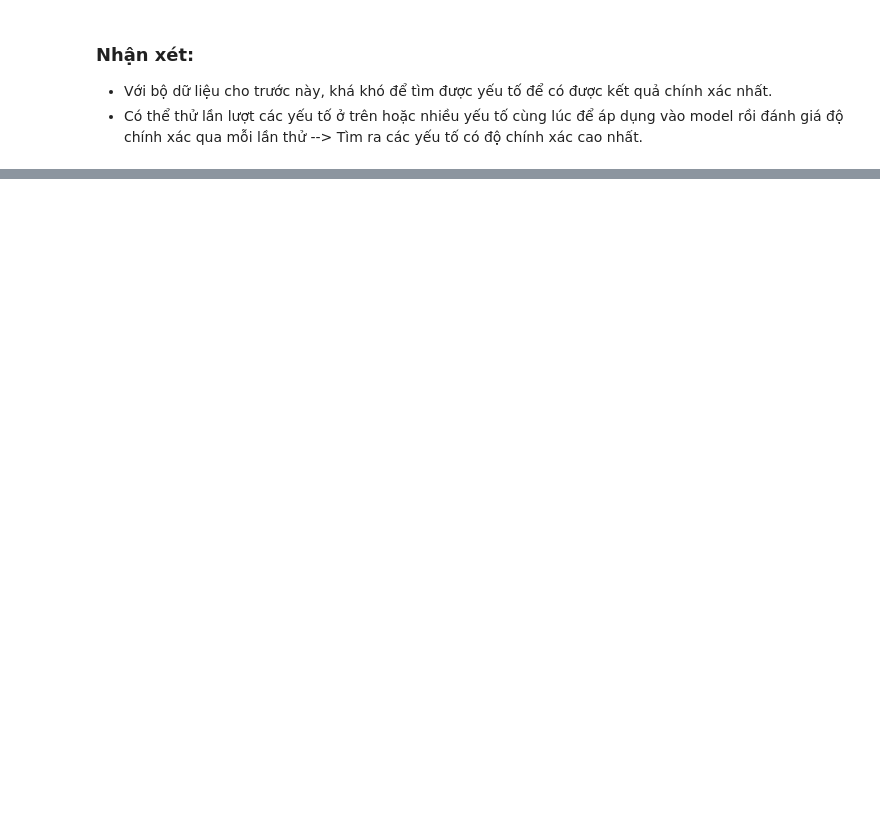
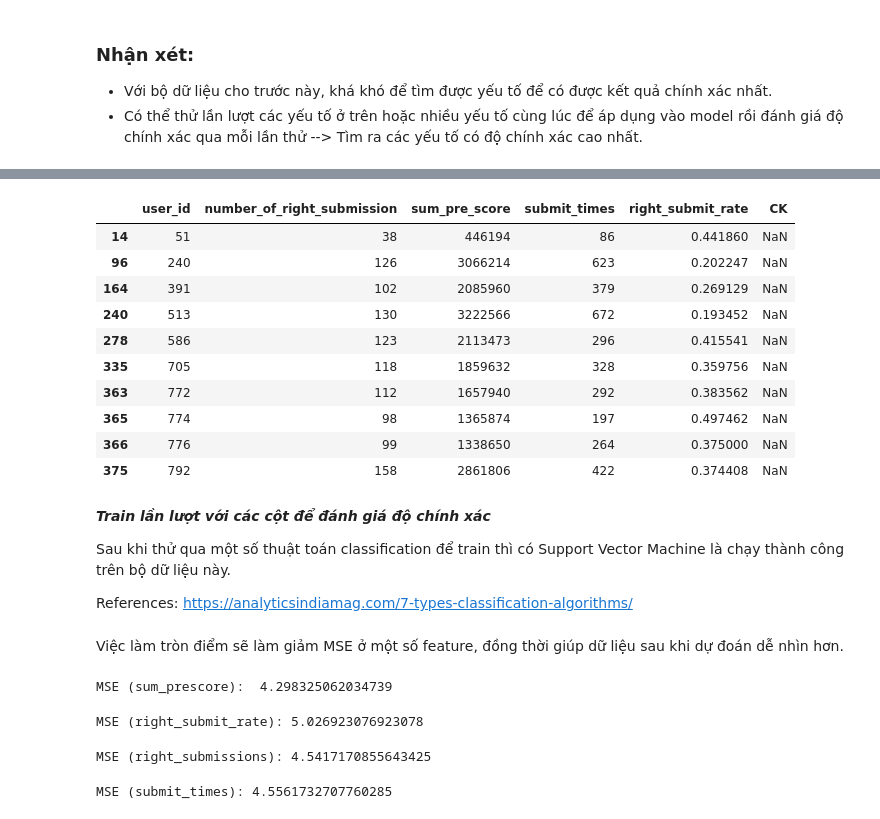
Before and after one commit to lvtp2705/CS114.L21.KHCL-1, a Jupyter notebook: Predict_Final_Score.ipynb, the cells around one changed output, grey strips where cells are left out. Cells and saved outputs as stored; diff of their text form; code cells hidden in the pictures; blank space fills up the shorter version.

```diff
--- a/Predict_Final_Score.ipynb
+++ b/Predict_Final_Score.ipynb
@@ -217,0 +240,20 @@ Từ scatter plot ta thấy:
+# %%
+predict_data.head(10)
+# %% [output]
+|  | user_id | number_of_right_submission | sum_pre_score | submit_times | right_submit_rate | CK |
+| 14 | 51 | 38 | 446194 | 86 | 0.441860 | NaN |
+| 96 | 240 | 126 | 3066214 | 623 | 0.202247 | NaN |
+| 164 | 391 | 102 | 2085960 | 379 | 0.269129 | NaN |
+| 240 | 513 | 130 | 3222566 | 672 | 0.193452 | NaN |
+| 278 | 586 | 123 | 2113473 | 296 | 0.415541 | NaN |
+| 335 | 705 | 118 | 1859632 | 328 | 0.359756 | NaN |
+| 363 | 772 | 112 | 1657940 | 292 | 0.383562 | NaN |
+| 365 | 774 | 98 | 1365874 | 197 | 0.497462 | NaN |
+| 366 | 776 | 99 | 1338650 | 264 | 0.375000 | NaN |
+| 375 | 792 | 158 | 2861806 | 422 | 0.374408 | NaN |
+# %% [markdown]
+***Train lần lượt với các cột để đánh giá độ chính xác***
+
+Sau khi thử qua một số thuật toán classification để train thì có Support Vector Machine là chạy thành công trên bộ dữ liệu này.
+
+References: https://analyticsindiamag.com/7-types-classification-algorithms/
@@ -217,0 +265,53 @@ Từ scatter plot ta thấy:
+# %% [markdown]
+Việc làm tròn điểm sẽ làm giảm MSE ở một số feature, đồng thời giúp dữ liệu sau khi dự đoán dễ nhìn hơn.
+# %%
+from sklearn.svm import SVR
+from sklearn.metrics import mean_squared_error
+svm = SVR()
+
+#dữ liệu train
+x = np.array(train_data[['sum_pre_score']])
+y = np.array(train_data['CK'])
+#train model
+svm.fit(x,y)
+y_predict = round_CK(svm.predict(x))
+#Tính mean squared error
+print('MSE (sum_prescore): ', mean_squared_error(y, y_predict))
+# %% [output]
+MSE (sum_prescore):  4.298325062034739
+# %%
+#Train với cột right_submit_rate
+#dữ liệu train
+x = np.array(train_data[['right_submit_rate']])
+y = np.array(train_data['CK'])
+#train model
+svm.fit(x,y)
+y_predict1 = round_CK(svm.predict(x))
+#Tính mean squared error
+print('MSE (right_submit_rate):', mean_squared_error(y, y_predict1))
+# %% [output]
+MSE (right_submit_rate): 5.026923076923078
+# %%
+#Train với cột number_of_right_submission
+#dữ liệu train
+x = np.array(train_data[['number_of_right_submission']])
+y = np.array(train_data['CK'])
+#train model
+svm.fit(x,y)
+y_predict2 = svm.predict(x)
+#Tính mean squared error
+print('MSE (right_submissions):', mean_squared_error(y, y_predict2))
+# %% [output]
+MSE (right_submissions): 4.5417170855643425
+# %%
+#Train với cột submit_times
+#dữ liệu train
+x = np.array(train_data[['submit_times']])
+y = np.array(train_data['CK'])
+#train model
+svm.fit(x,y)
+y_predict2 = svm.predict(x)
+#Tính mean squared error
+print('MSE (submit_times):', mean_squared_error(y, y_predict2))
+# %% [output]
+MSE (submit_times): 4.5561732707760285
```
Also changed, not shown: parts of 12 cells of this notebook.
